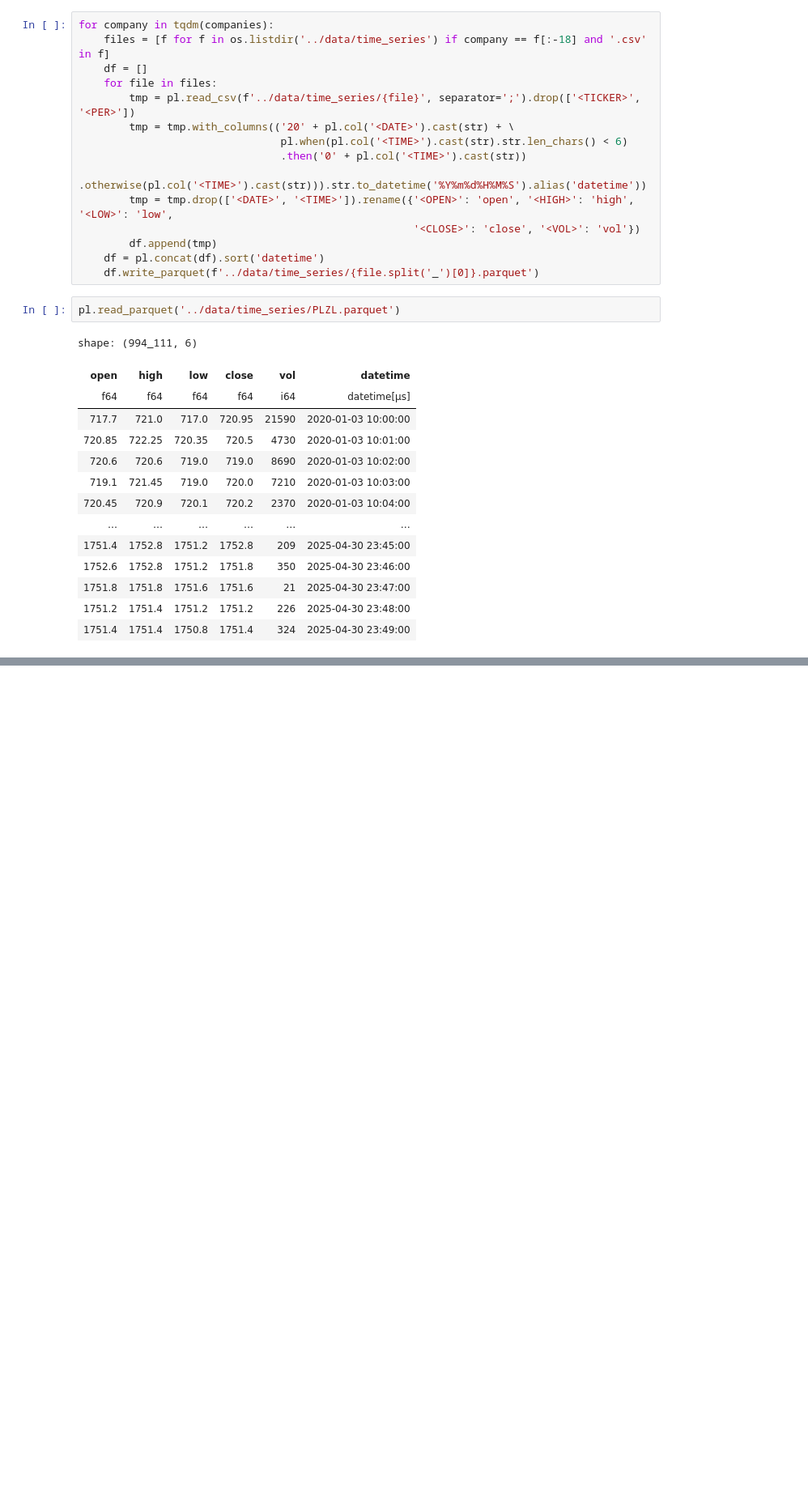
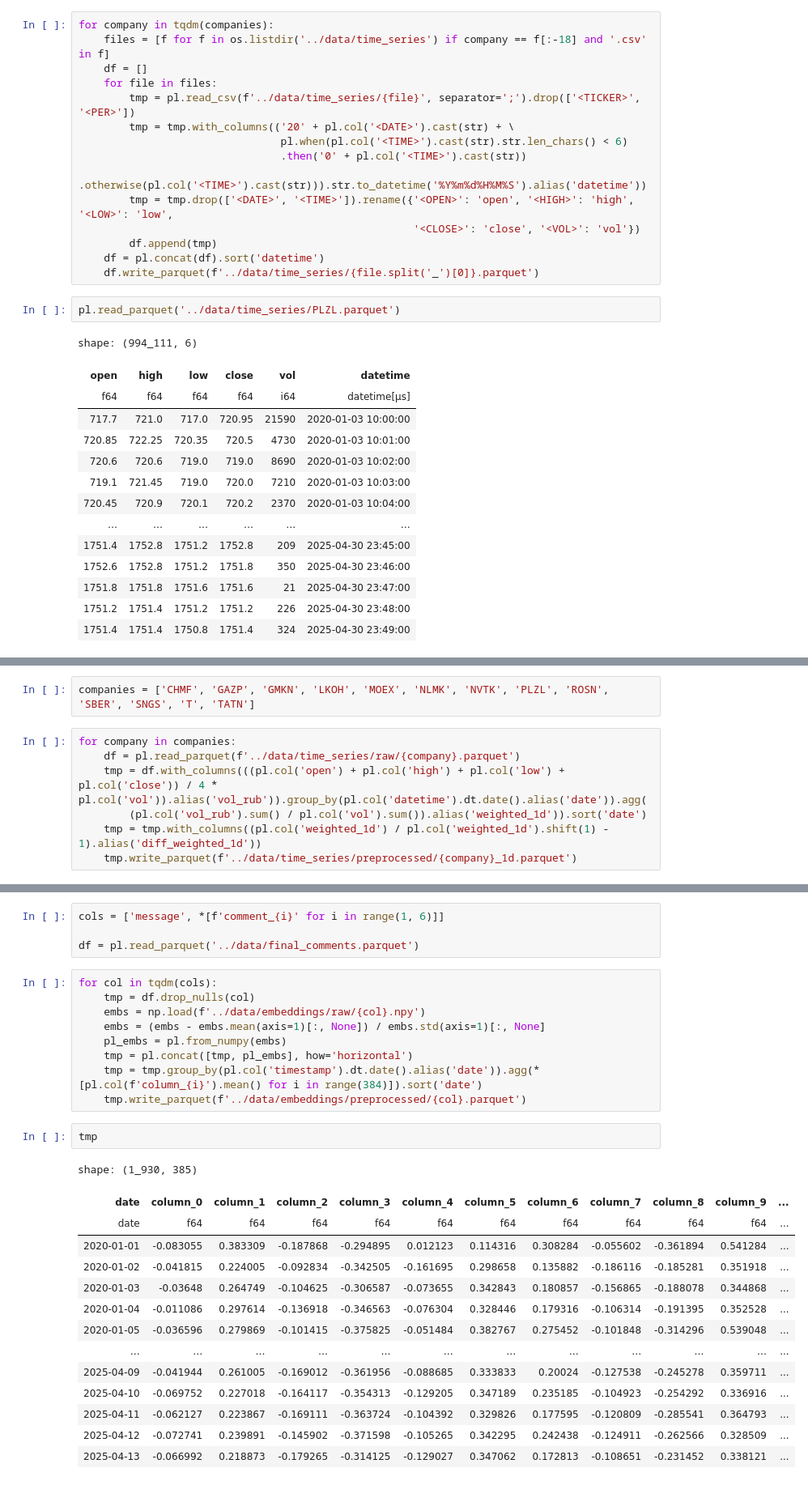
Before and after one commit to BorisenkoGeorgy/Stock_forecast_with_investors_sentiment, a Jupyter notebook: notebooks/preprocessing.ipynb, the cells around one changed output, grey strips where cells are left out. Shown at 81% size. Cells and saved outputs as stored; diff of their text form; blank space fills up the shorter version.

```diff
--- a/notebooks/preprocessing.ipynb
+++ b/notebooks/preprocessing.ipynb
@@ -211,0 +217,9 @@ shape: (994_111, 6)
+# %%
+companies = ['CHMF', 'GAZP', 'GMKN', 'LKOH', 'MOEX', 'NLMK', 'NVTK', 'PLZL', 'ROSN', 'SBER', 'SNGS', 'T', 'TATN']
+# %%
+for company in companies:
+    df = pl.read_parquet(f'../data/time_series/raw/{company}.parquet')
+    tmp = df.with_columns(((pl.col('open') + pl.col('high') + pl.col('low') + pl.col('close')) / 4 * pl.col('vol')).alias('vol_rub')).group_by(pl.col('datetime').dt.date().alias('date')).agg(
+        (pl.col('vol_rub').sum() / pl.col('vol').sum()).alias('weighted_1d')).sort('date')
+    tmp = tmp.with_columns((pl.col('weighted_1d') / pl.col('weighted_1d').shift(1) - 1).alias('diff_weighted_1d'))
+    tmp.write_parquet(f'../data/time_series/preprocessed/{company}_1d.parquet')
@@ -211,0 +252,30 @@ shape: (994_111, 6)
+# %%
+cols = ['message', *[f'comment_{i}' for i in range(1, 6)]]
+
+df = pl.read_parquet('../data/final_comments.parquet')
+# %%
+for col in tqdm(cols):
+    tmp = df.drop_nulls(col)
+    embs = np.load(f'../data/embeddings/raw/{col}.npy')
+    embs = (embs - embs.mean(axis=1)[:, None]) / embs.std(axis=1)[:, None]
+    pl_embs = pl.from_numpy(embs)
+    tmp = pl.concat([tmp, pl_embs], how='horizontal')
+    tmp = tmp.group_by(pl.col('timestamp').dt.date().alias('date')).agg(*[pl.col(f'column_{i}').mean() for i in range(384)]).sort('date')
+    tmp.write_parquet(f'../data/embeddings/preprocessed/{col}.parquet')
+# %%
+tmp
+# %% [output]
+shape: (1_930, 385)
+| date | column_0 | column_1 | column_2 | column_3 | column_4 | column_5 | column_6 | column_7 | column_8 | column_9 | ... |
+| date | f64 | f64 | f64 | f64 | f64 | f64 | f64 | f64 | f64 | f64 | ... |
+| 2020-01-01 | -0.083055 | 0.383309 | -0.187868 | -0.294895 | 0.012123 | 0.114316 | 0.308284 | -0.055602 | -0.361894 | 0.541284 | ... |
+| 2020-01-02 | -0.041815 | 0.224005 | -0.092834 | -0.342505 | -0.161695 | 0.298658 | 0.135882 | -0.186116 | -0.185281 | 0.351918 | ... |
+| 2020-01-03 | -0.03648 | 0.264749 | -0.104625 | -0.306587 | -0.073655 | 0.342843 | 0.180857 | -0.156865 | -0.188078 | 0.344868 | ... |
+| 2020-01-04 | -0.011086 | 0.297614 | -0.136918 | -0.346563 | -0.076304 | 0.328446 | 0.179316 | -0.106314 | -0.191395 | 0.352528 | ... |
+| 2020-01-05 | -0.036596 | 0.279869 | -0.101415 | -0.375825 | -0.051484 | 0.382767 | 0.275452 | -0.101848 | -0.314296 | 0.539048 | ... |
+| … | … | … | … | … | … | … | … | … | … | … | ... |
+| 2025-04-09 | -0.041944 | 0.261005 | -0.169012 | -0.361956 | -0.088685 | 0.333833 | 0.20024 | -0.127538 | -0.245278 | 0.359711 | ... |
+| 2025-04-10 | -0.069752 | 0.227018 | -0.164117 | -0.354313 | -0.129205 | 0.347189 | 0.235185 | -0.104923 | -0.254292 | 0.336916 | ... |
+| 2025-04-11 | -0.062127 | 0.223867 | -0.169111 | -0.363724 | -0.104392 | 0.329826 | 0.177595 | -0.120809 | -0.285541 | 0.364793 | ... |
+| 2025-04-12 | -0.072741 | 0.239891 | -0.145902 | -0.371598 | -0.105265 | 0.342295 | 0.242438 | -0.124911 | -0.262566 | 0.328509 | ... |
+| 2025-04-13 | -0.066992 | 0.218873 | -0.179265 | -0.314125 | -0.129027 | 0.347062 | 0.172813 | -0.108651 | -0.231452 | 0.338121 | ... |
```
Also changed, not shown: parts of 7 cells of this notebook.
